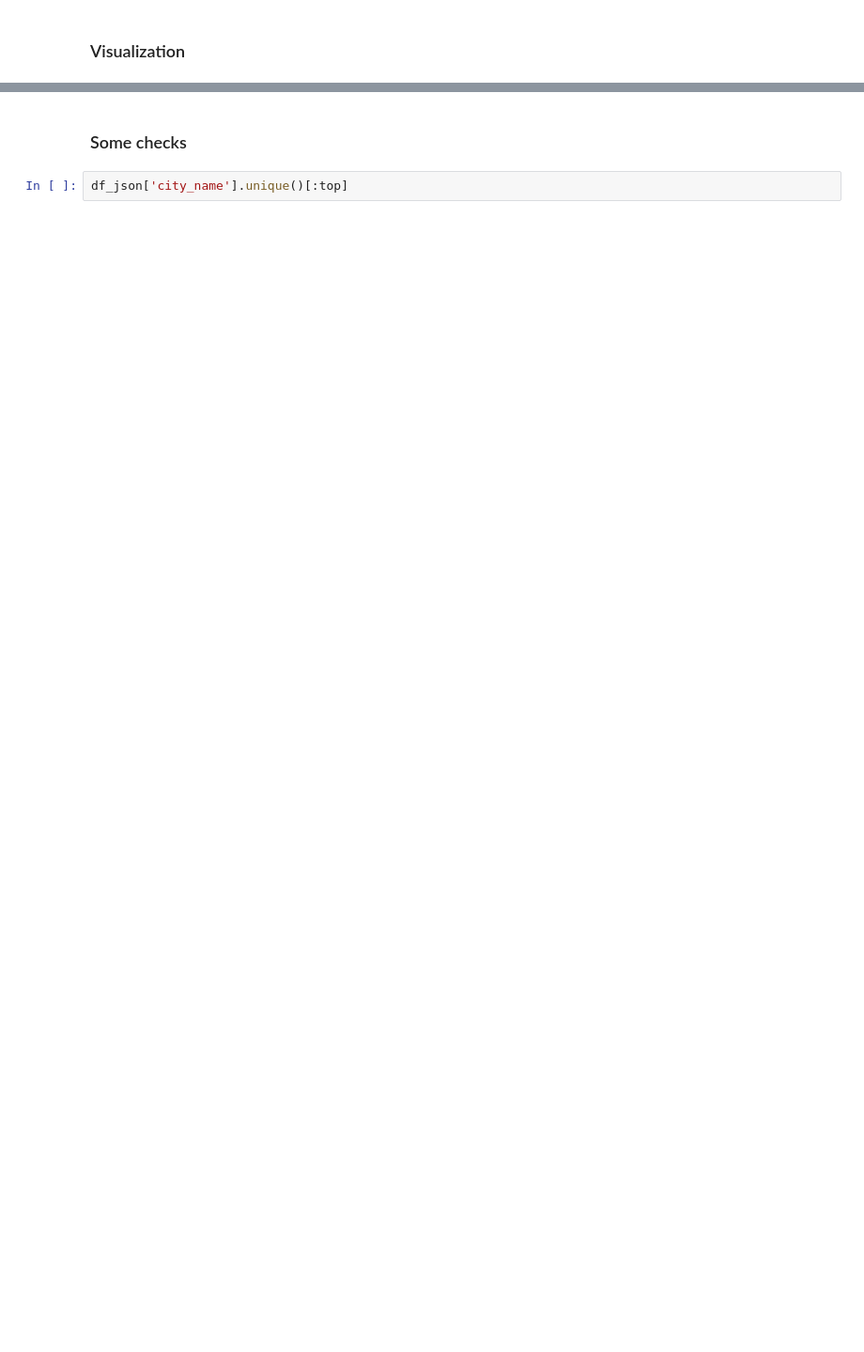
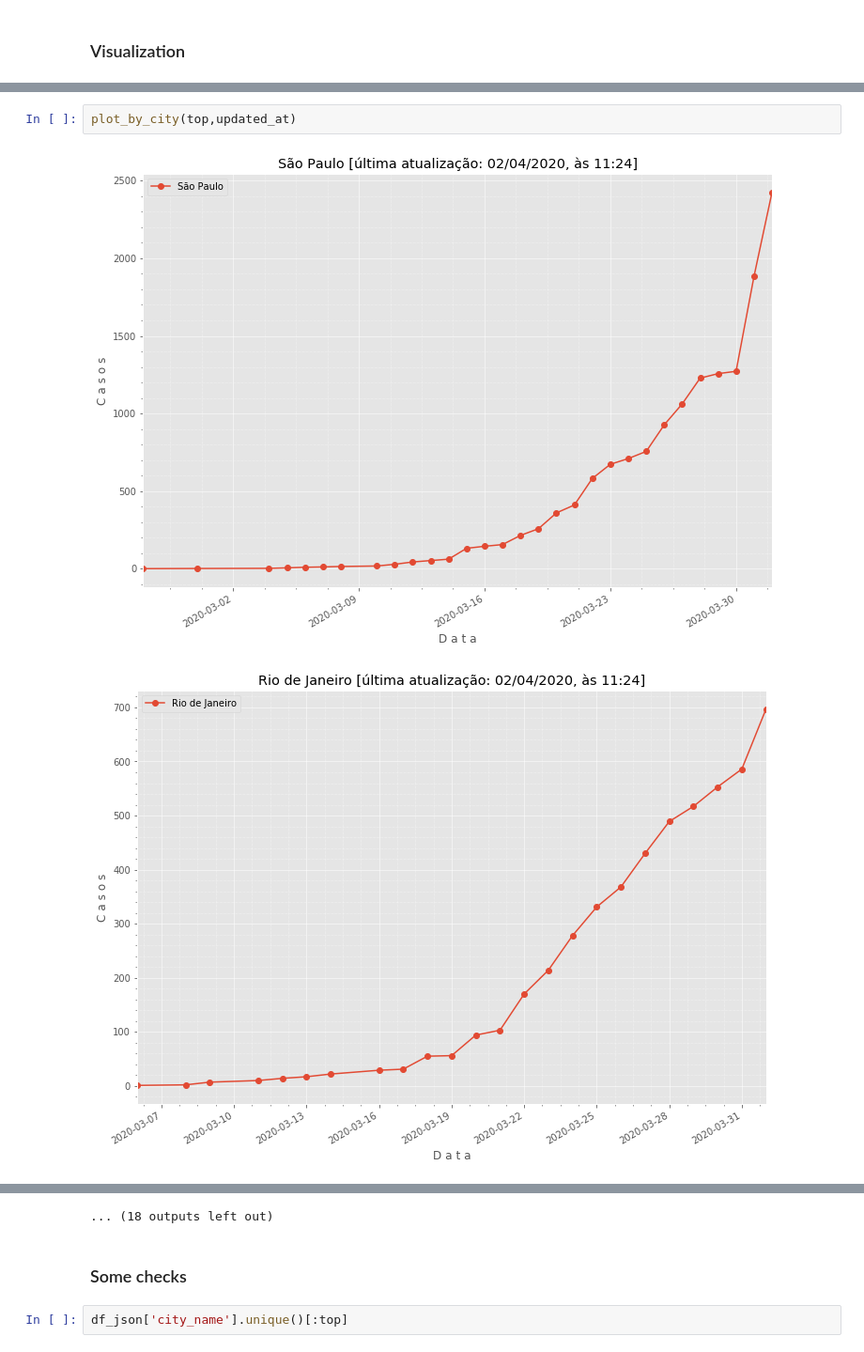
Before and after one commit to lucianovilasboas/covid-19, a Jupyter notebook: Covid-19_Brazil.ipynb, the cells around one changed output, grey strips where cells are left out. Shown at 94% size. Drawn from its saved outputs; the diff is of its cells as text; blank space fills up the shorter version.

```diff
--- a/Covid-19_Brazil.ipynb
+++ b/Covid-19_Brazil.ipynb
@@ -171,0 +200,5 @@ for city in df_json['city_name'].unique()[:top]:
+# %%
+plot_by_city(top,updated_at)
+# %% [output]
+[figure, added]
+[figure, added]
@@ -172,3 +215,4 @@ for city in df_json['city_name'].unique()[:top]:
+... (18 outputs left out)
 # %% [markdown]
 ### Some checks
 # %%
```
Also changed, not shown: parts of 19 cells of this notebook.
